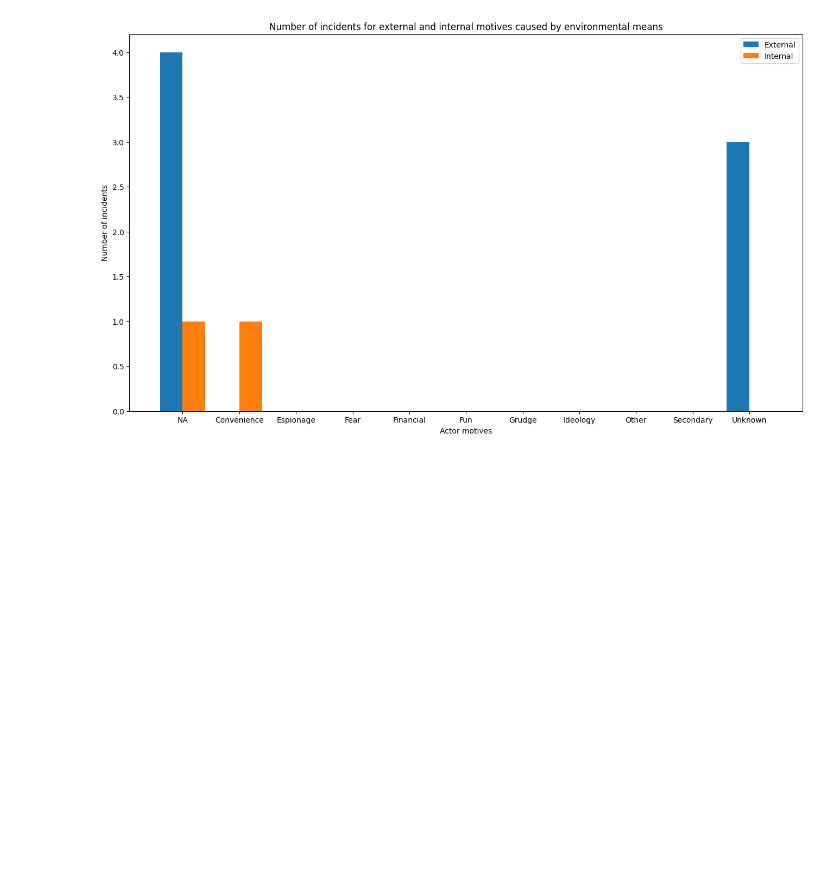
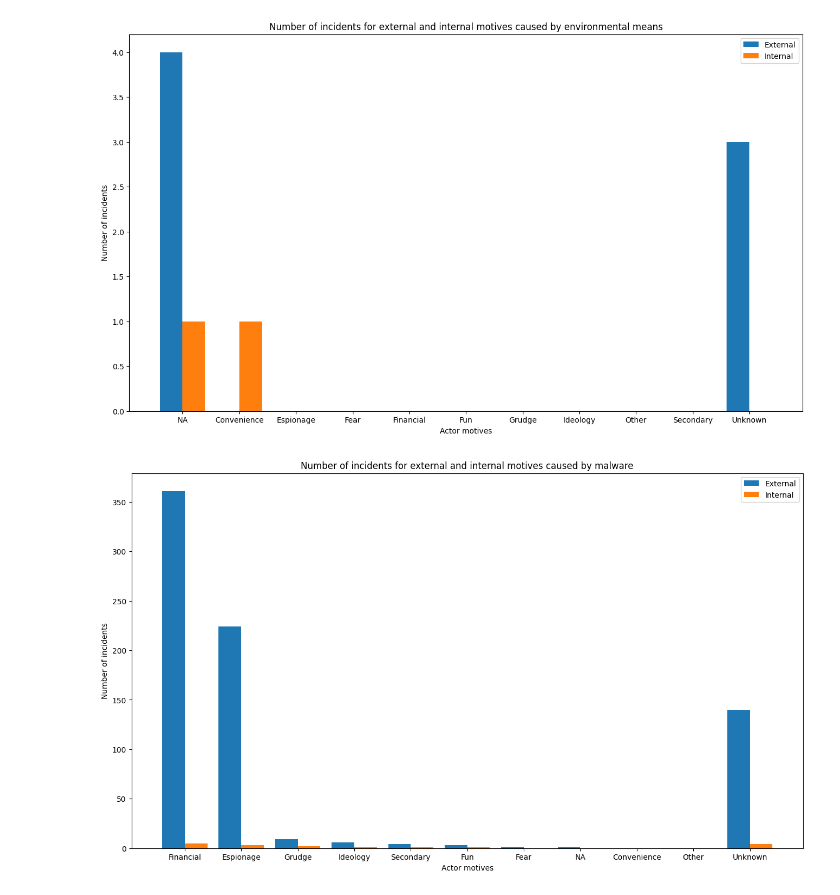
Before and after one commit to DDQuin/data-security, a Jupyter notebook: analysis.ipynb, the cells around one changed output. Cells and saved outputs as stored; diff of their text form; code cells hidden in the pictures; blank space fills up the shorter version.

```diff
--- a/analysis.ipynb
+++ b/analysis.ipynb
@@ -206,3 +218,25 @@ plt.legend()
 plt.show()
 # %% [output]
 [figure]
+# %%
+filter = veris_df['action.Malware']
+summary_ext = v.enum_summary(veris_df[filter], 'actor.external.motive')
+summary_int = v.enum_summary(veris_df[filter], 'actor.internal.motive')
+
+X = summary_ext['enum']
+External = summary_ext['x']
+Internal = summary_int['x']
+
+X_axis = np.arange(len(X))
+plt.rcParams["figure.figsize"] = [16,9]
+plt.bar(X_axis - 0.2, External, 0.4, label = 'External')
+plt.bar(X_axis + 0.2, Internal, 0.4, label = 'Internal')
+
+plt.xticks(X_axis, X)
+plt.xlabel("Actor motives")
+plt.ylabel("Number of incidents")
+plt.title("Number of incidents for external and internal motives caused by malware")
+plt.legend()
+plt.show()
+# %% [output]
+[figure, added]
```
Also changed, not shown: parts of 8 cells of this notebook.
